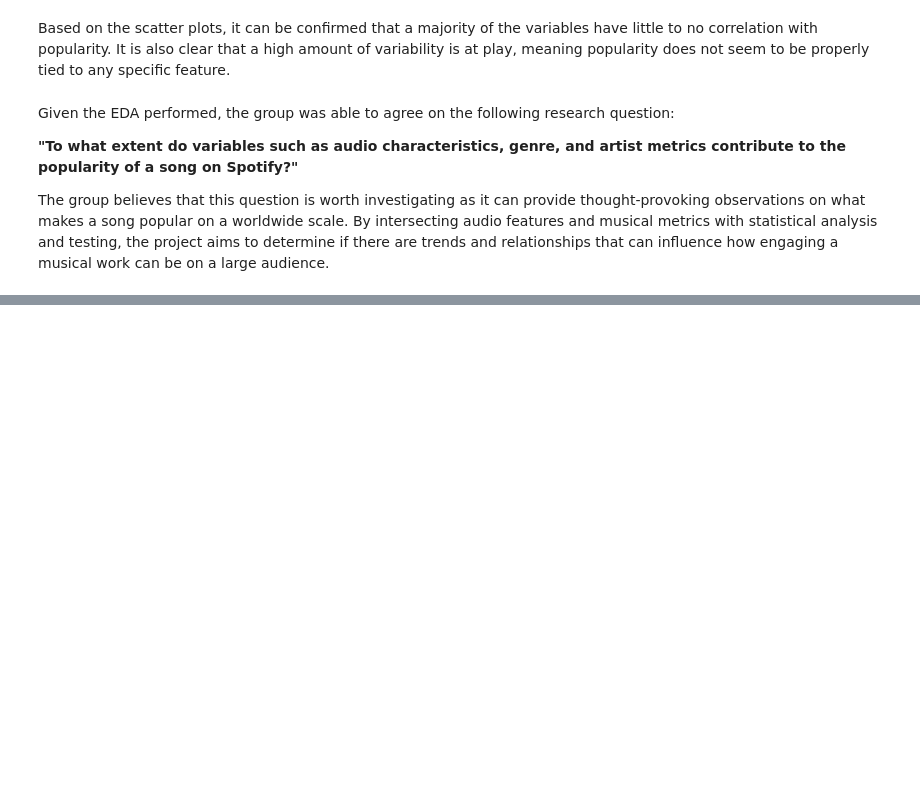
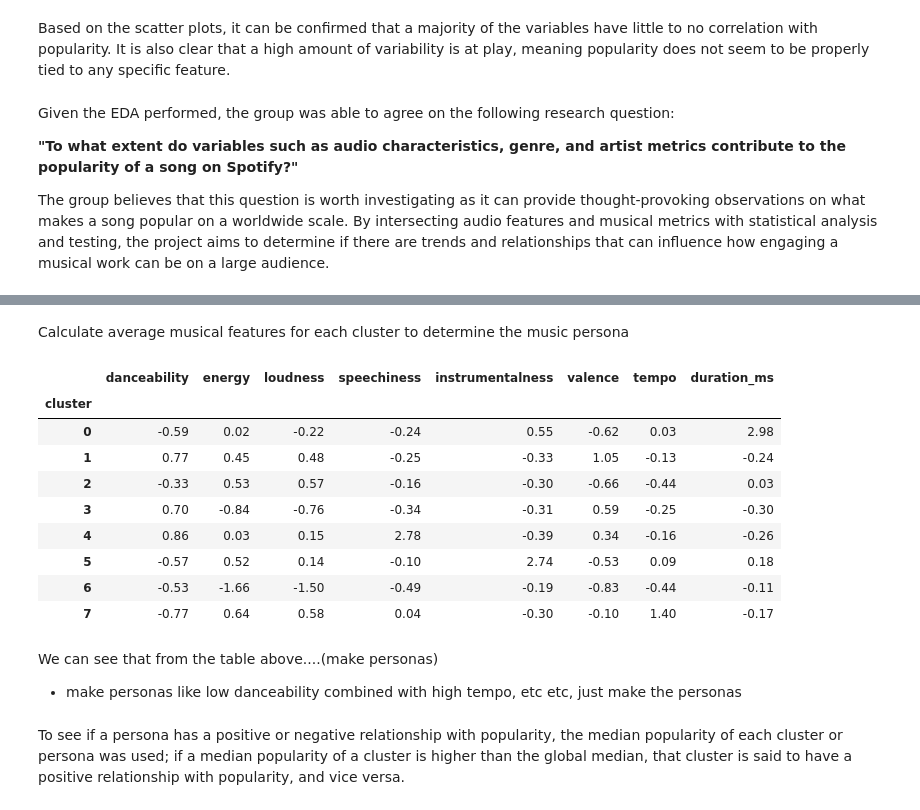
Before and after one commit to LSTJ23/CSMODEL-MCO, a Jupyter notebook: MCO1_finalNotebook.ipynb, the cells around one changed output, grey strips where cells are left out. Saved outputs shown, nothing was run; the diff lists cells and outputs as text; code cells hidden in the pictures; blank space fills up the shorter version.

```diff
--- a/MCO1_finalNotebook.ipynb
+++ b/MCO1_finalNotebook.ipynb
@@ -651,0 +718,12 @@ The group believes that this question is worth investigating as it can provide t
+# %%
+number_of_clusters = 8
+
+# initialize KMeans algorithm with a setted random state and 10 iterations
+kmeans = KMeans(n_clusters=number_of_clusters, random_state=42, n_init=10)
+
+# predict cluster assignments
+cluster_labels = kmeans.fit_predict(X_scaled)
+
+# attach cluster labels to an additional column in the dataframe
+scaled_spotify_df['cluster'] = cluster_labels
+pre_processed_spotify_df['cluster'] = cluster_labels
@@ -651,0 +749,21 @@ The group believes that this question is worth investigating as it can provide t
+# %% [markdown]
+Calculate average musical features for each cluster to determine the music persona
+# %%
+persona_profiles = scaled_spotify_df.groupby('cluster')[features_to_be_scaled].mean().round(2)
+persona_profiles
+# %% [output]
+|  | danceability | energy | loudness | speechiness | instrumentalness | valence | tempo | duration_ms |
+| cluster |  |  |  |  |  |  |  |  |
+| 0 | -0.59 | 0.02 | -0.22 | -0.24 | 0.55 | -0.62 | 0.03 | 2.98 |
+| 1 | 0.77 | 0.45 | 0.48 | -0.25 | -0.33 | 1.05 | -0.13 | -0.24 |
+| 2 | -0.33 | 0.53 | 0.57 | -0.16 | -0.30 | -0.66 | -0.44 | 0.03 |
+| 3 | 0.70 | -0.84 | -0.76 | -0.34 | -0.31 | 0.59 | -0.25 | -0.30 |
+| 4 | 0.86 | 0.03 | 0.15 | 2.78 | -0.39 | 0.34 | -0.16 | -0.26 |
+| 5 | -0.57 | 0.52 | 0.14 | -0.10 | 2.74 | -0.53 | 0.09 | 0.18 |
+| 6 | -0.53 | -1.66 | -1.50 | -0.49 | -0.19 | -0.83 | -0.44 | -0.11 |
+| 7 | -0.77 | 0.64 | 0.58 | 0.04 | -0.30 | -0.10 | 1.40 | -0.17 |
+# %% [markdown]
+We can see that from the table above....(make personas)
+- make personas like low danceability combined with high tempo, etc etc, just make the personas
+# %% [markdown]
+To see if a persona has a positive or negative relationship with popularity, the median popularity of each cluster or persona was used; if a median popularity of a cluster is higher than the global median, that cluster is said to have a positive relationship with popularity, and vice versa.
```
Also changed, not shown: parts of 19 cells of this notebook.
